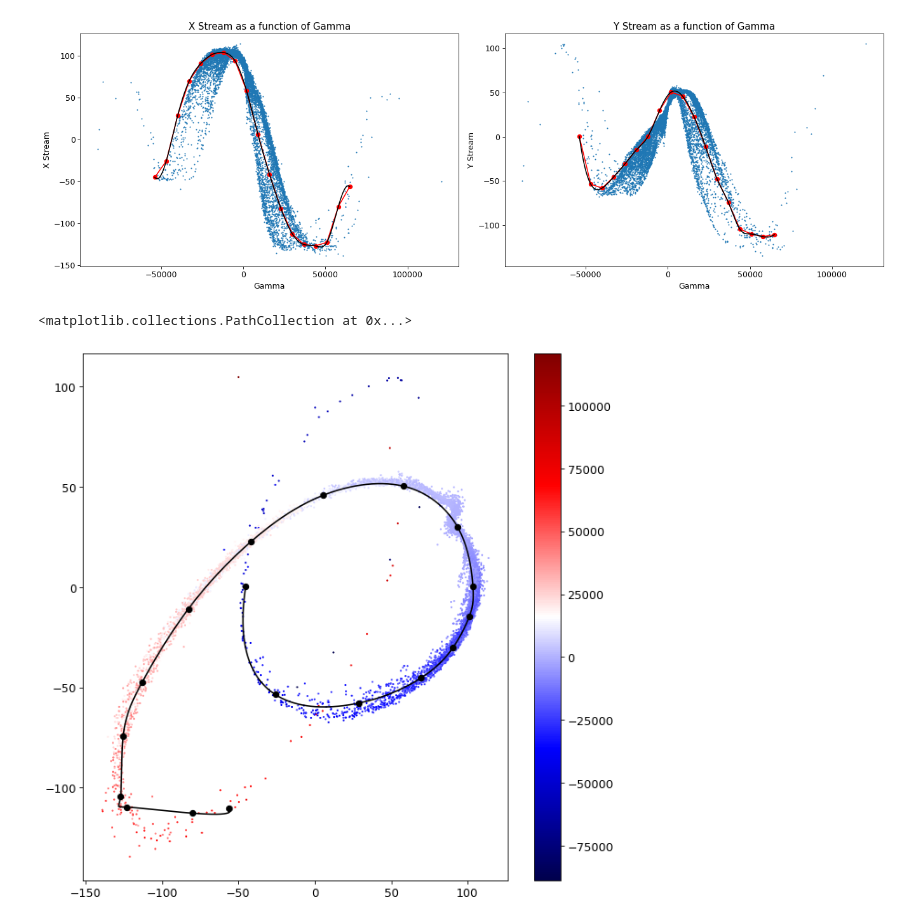
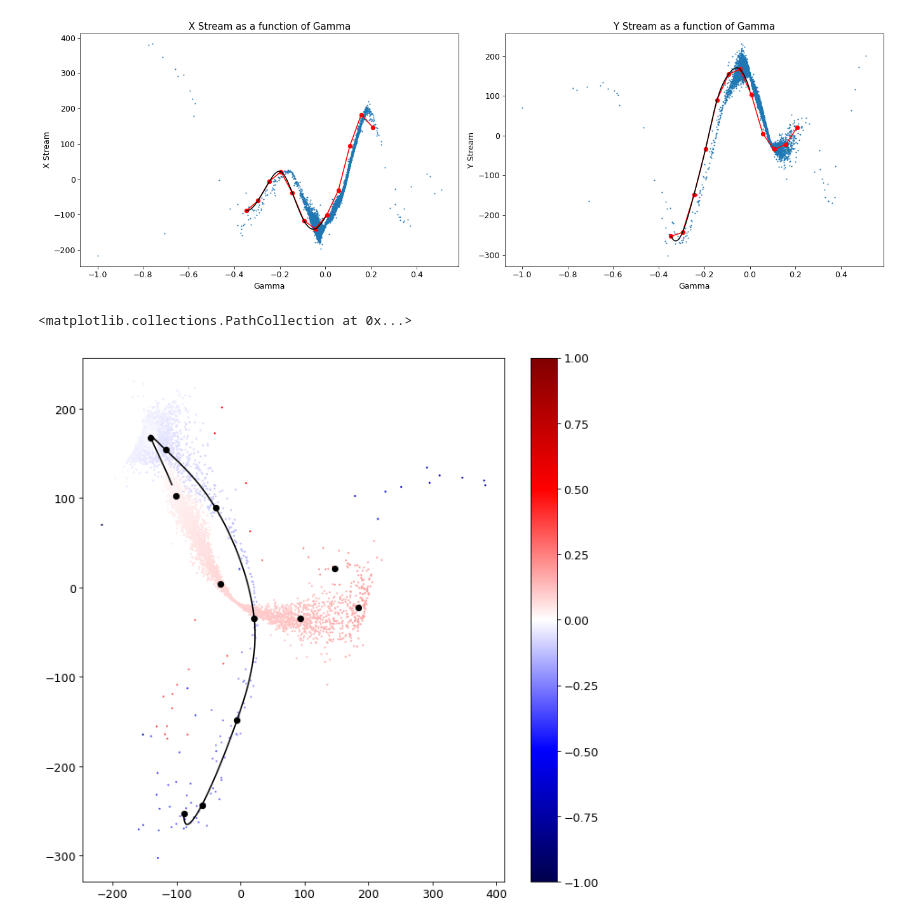
Before and after one commit to David-Chemaly/Stream_Modeling, a Jupyter notebook: get_ordering.ipynb, the cells around one changed output. Drawn from its saved outputs; the diff is of its cells as text; code cells hidden in the pictures.

```diff
--- a/get_ordering.ipynb
+++ b/get_ordering.ipynb
@@ -101,7 +101,8 @@ vz = 10**logv * v_dir[2]
 
 posvel_sat = np.array([pos_init_x, pos_init_y, pos_init_z, vx, vy, vz])
 
-stream, xyz_orbit, time_orbit = create_stream_particle_spray_with_progenitor(time_total, num_particles, pot_host, posvel_sat, 10**logm, rs, gala_modified=True)
+xyz_stream, gamma, xyz_orbit, time_orbit = create_stream_particle_spray_with_progenitor(time_total, num_particles, pot_host, posvel_sat, 10**logm, rs, pieces='both', gala_modified=True)
+x_stream, y_stream = xyz_stream[:, -1, 0], xyz_stream[:, -1, 1]
 
 
 _, futur_orbit_sat = agama.orbit(potential=pot_host, ic=posvel_sat, time=1, trajsize=len(time_orbit)+1)
@@ -118,35 +110,0 @@ array([-5.421078, -5.419994, -5.41891 , ..., -0.002169, -0.001084,  0.      ], d
-# %%
-time_stream = np.stack(stream[:, 0])
-xyz_stream = np.stack(stream[:, 1])[..., :3]
-# %%
-from scipy.interpolate import CubicSpline
-
-x_orbit = xyz_orbit[:, 0]
-y_orbit = xyz_orbit[:, 1]
-z_orbit = xyz_orbit[:, 2]
-r_orbit = np.sqrt(x_orbit**2 + y_orbit**2 + z_orbit**2)
-
-x_stream = xyz_stream[:, -1, 0]
-y_stream = xyz_stream[:, -1, 1]
-z_stream = xyz_stream[:, -1, 2]
-r_stream = np.sqrt(x_stream**2 + y_stream**2) #+ z_stream**2)
-
-x_spline = CubicSpline(time_orbit, x_orbit)
-y_spline = CubicSpline(time_orbit, y_orbit)
-z_spline = CubicSpline(time_orbit, z_orbit)
-r_spline = CubicSpline(time_orbit, r_orbit)
-# %%
-r_prog_at_time = r_spline(time_stream)
-
-all_r_stream = np.linalg.norm(xyz_stream, axis=-1)
-
-arg_take = abs(time_stream) >= abs(time_orbit[-1])
-triangular_matrix = np.flipud(np.tri(len(time_orbit), len(time_orbit), k=0, dtype=int))
-repeated_triangular_matrix = np.repeat(triangular_matrix, 2, axis=0)
-gamma = np.sum((all_r_stream - r_prog_at_time) * repeated_triangular_matrix, axis=-1)
-gamma_2 = np.sum((all_r_stream - r_orbit) * repeated_triangular_matrix, axis=-1)
-
-r_orbit
-# gamma_min = np.min(gamma)
-# gamma_max = np.max(gamma)
-# # gamma = 2 * (gamma - gamma_min) / (gamma_max - gamma_min) - 1
@@ -210,33 +148,33 @@ y_spline = CubicSpline(average_gamma, average_y)
 # %%
 plt.figure(figsize=(18, 6))
 plt.subplot(1, 2, 1)
 plt.scatter(gamma, x_stream, color='tab:blue', s=1)
 plt.plot(bin_edges[:-1], average_x_in_bins, 'ro-')
-theo_gamma = np.linspace(average_gamma[0], average_gamma[-1], 1000)
+theo_gamma = np.linspace(average_gamma[0], 0, 1000)
 plt.plot(theo_gamma, x_spline(theo_gamma), 'k-')
 plt.xlabel('Gamma')
 plt.ylabel('X Stream')
 plt.title('X Stream as a function of Gamma')
 
 plt.subplot(1, 2, 2)
 plt.scatter(gamma, y_stream, color='tab:blue', s=1)
 plt.plot(bin_edges[:-1], average_y_in_bins, 'ro-')
-theo_gamma = np.linspace(average_gamma[0], average_gamma[-1], 1000)
+theo_gamma = np.linspace(average_gamma[0], 0, 1000)
 plt.plot(theo_gamma, y_spline(theo_gamma), 'k-')
 plt.xlabel('Gamma')
 plt.ylabel('Y Stream')
 plt.title('Y Stream as a function of Gamma')
 
 plt.tight_layout()
 plt.show()
 
 plt.figure(figsize=(10, 10))
-plt.scatter(xyz_stream[:, -1, 0], xyz_stream[:, -1, 1], s=1, c=gamma, cmap='seismic')
+plt.scatter(xyz_stream[:, -1, 0], xyz_stream[:, -1, 1], s=1, c=gamma, cmap='seismic', vmin=-1, vmax=1)
 plt.colorbar()
 # plt.plot(average_x_in_bins, average_y_in_bins, 'ko-')#, s=10)
 plt.plot(x_spline(theo_gamma), y_spline(theo_gamma), 'k-')
 plt.scatter(average_x, average_y, color='k')
 # %% [output]
-[figure, old version]
+[figure, new version]
 <matplotlib.collections.PathCollection at 0x...>
-[figure, old version]
+[figure, new version]
```
Also changed, not shown: parts of 15 cells of this notebook, 15 other files.
